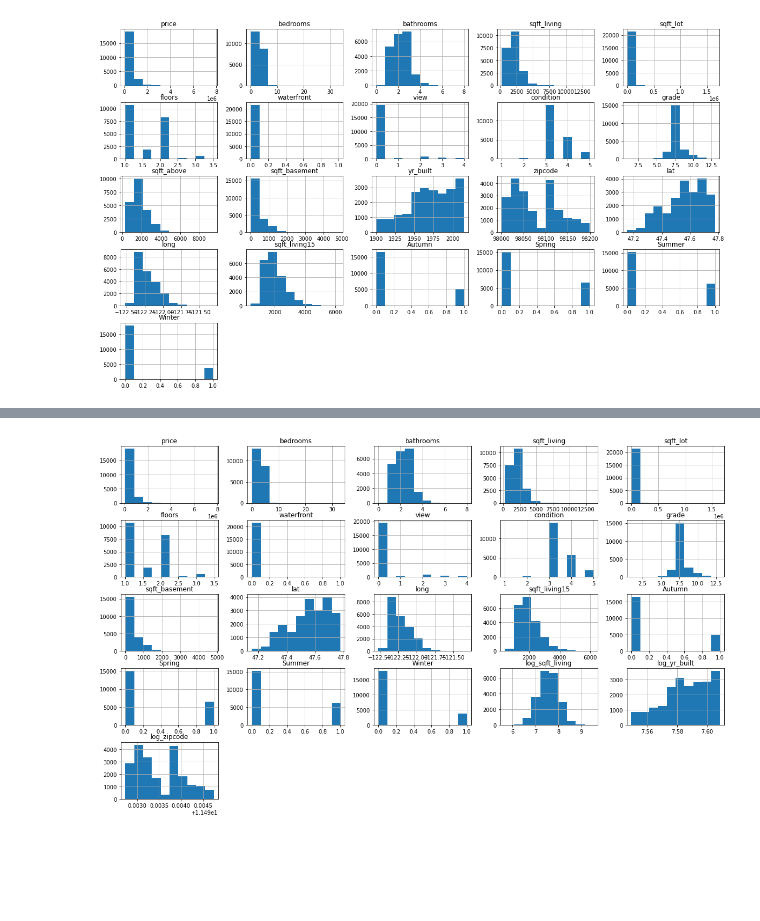
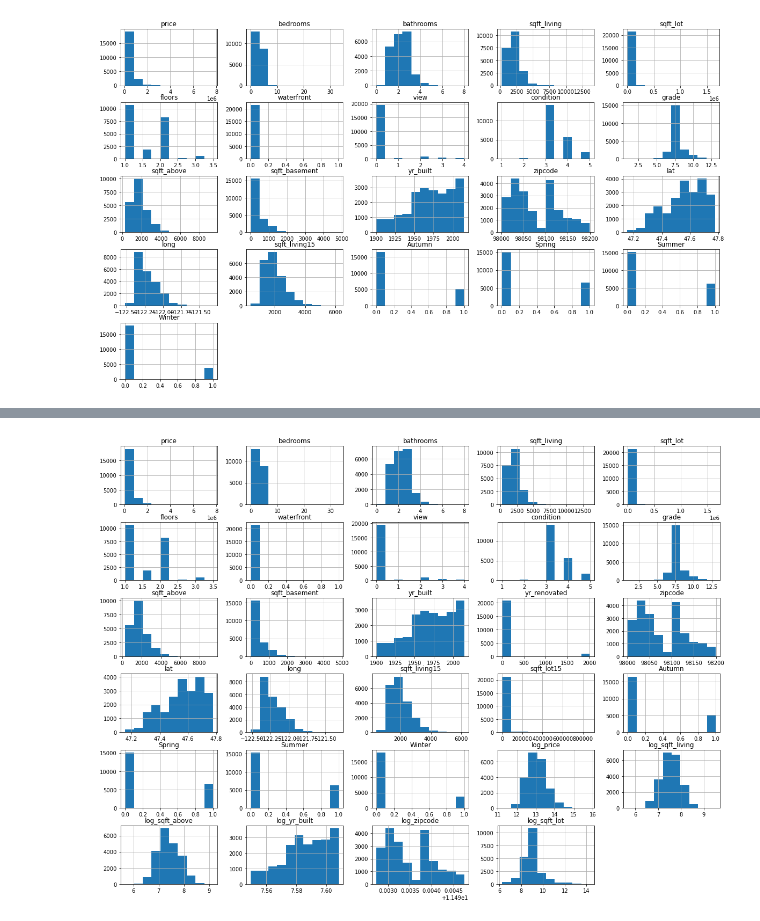
Before and after one commit to rahulakrish/linear_regression, a Jupyter notebook: phase2_project_rev1.ipynb, the cells around one changed output, grey strips where cells are left out. Cells and saved outputs as stored; diff of their text form; code cells hidden in the pictures; blank space fills up the shorter version.

```diff
--- a/phase2_project_rev1.ipynb
+++ b/phase2_project_rev1.ipynb
@@ -356,0 +357,13 @@ pd.plotting.hist_frame(df1.drop(['date','month_of_sale','season','yr_renovated',
+# %%
+#transforming price
+df1['log_price'] = df1['price'].map(lambda x : np.log(x))
+
+# modelling with the transformed price
+outcome = 'log_price'
+variables = df1.drop(['price','log_price','date','month_of_sale','season','yr_renovated','sqft_lot15'],axis=1)
+variables_sum = '+'.join(variables.columns)
+
+f = outcome + '~' + variables_sum
+model_3 = ols(formula=f,data=df1).fit()
+
+model_3.summary()
@@ -532,3 +477,0 @@ R-squared value for model_4 =  0.6851714502620752
-# %%
-#dropping the transformed column
-df1.drop('log_sqft_above',axis=1,inplace=True)
@@ -557,0 +678,13 @@ memory usage: 4.8+ MB
+# %%
+#transforming sqft_lot
+df1['log_sqft_lot'] = df1['sqft_lot'].map(lambda x : np.log(x))
+
+# modelling with the transformed price
+outcome = 'log_price'
+variables = df1.drop(['price','log_price','date','month_of_sale','season','yr_renovated','sqft_lot15','sqft_living','sqft_above','yr_built','zipcode','sqft_lot'],axis=1)
+variables_sum = '+'.join(variables.columns)
+
+f = outcome + '~' + variables_sum
+model_8 = ols(formula=f,data=df1).fit()
+
+model_8.summary()
@@ -558,6 +748,6 @@ memory usage: 4.8+ MB
 # %%
-#viewing the new distribution
-fig,ax = plt.subplots(figsize=(20,12))
-pd.plotting.hist_frame(df1.drop(['date','month_of_sale','season','yr_renovated','sqft_lot15','sqft_above','yr_built','zipcode'],axis=1),ax= ax);
+#visualizing the distribution
+fig,ax = plt.subplots(figsize=(20,15))
+pd.plotting.hist_frame(df1,ax=ax);
 # %% [output]
-[figure, old version]
+[figure, new version]
```
Also changed, not shown: parts of 46 cells of this notebook.
